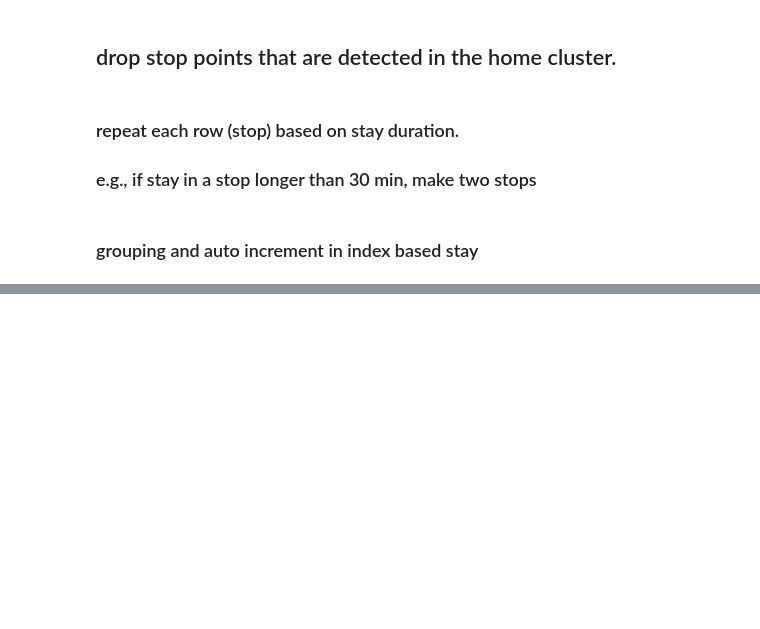
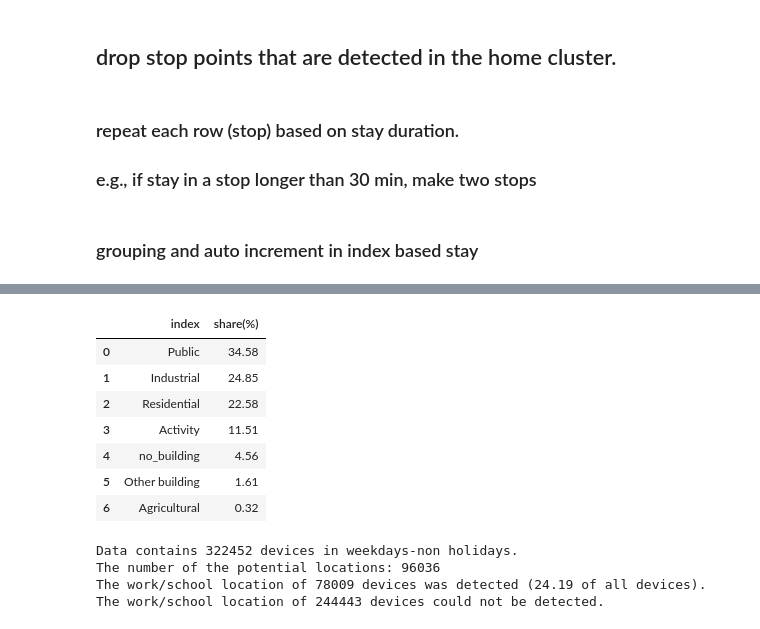
Before and after one commit to tozlucaglar/MAD4AG, a Jupyter notebook: src/4-Work-School-location-estimation.ipynb, the cells around one changed output, grey strips where cells are left out. Cells and saved outputs as stored; diff of their text form; code cells hidden in the pictures; blank space fills up the shorter version.

```diff
--- a/src/4-Work-School-location-estimation.ipynb
+++ b/src/4-Work-School-location-estimation.ipynb
@@ -66,0 +128,5 @@ aaa = df_stop.head(1000)
+# %%
+df_w= df_w.sort_values(['uid','score'], ascending=False)
+
+
+df_w = df_w.groupby('uid').head(4)
@@ -66,0 +188,26 @@ aaa = df_stop.head(1000)
+# %%
+work_dist = pd.DataFrame(df_w_1['Purpose of building'].value_counts(normalize=True) * 100).reset_index().rename( columns={'Purpose of building': 'share(%)'})
+
+work_dist['share(%)'] = work_dist['share(%)'].round(2)
+
+work_dist
+# %% [output]
+|  | index | share(%) |
+| 0 | Public | 34.58 |
+| 1 | Industrial | 24.85 |
+| 2 | Residential | 22.58 |
+| 3 | Activity | 11.51 |
+| 4 | no_building | 4.56 |
+| 5 | Other building | 1.61 |
+| 6 | Agricultural | 0.32 |
+# %%
+print("Data contains %s devices in weekdays-non holidays."%(len(df.uid.unique())))
+print("The number of the potential locations: %s "%(df_w['work_potential'].sum()))
+
+print("The work/school location of %s devices was detected (%s of all devices)."%(len(df_w_1.uid.unique()), (np.round(len(df_w_1.uid.unique())/len(df.uid.unique()), 4)*100)))
+print("The work/school location of %s devices could not be detected."%(len(df.uid.unique())-len(df_w_1.uid.unique())))
+# %% [output]
+Data contains 322452 devices in weekdays-non holidays.
+The number of the potential locations: 96036
+The work/school location of 78009 devices was detected (24.19 of all devices).
+The work/school location of 244443 devices could not be detected.
```
Also changed, not shown: parts of 22 cells of this notebook, 1 other file.
